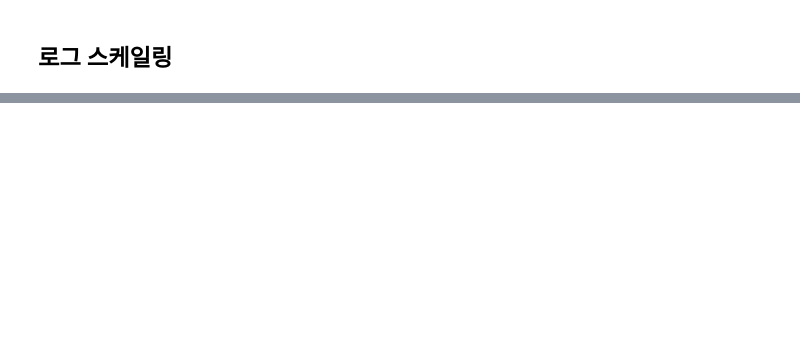
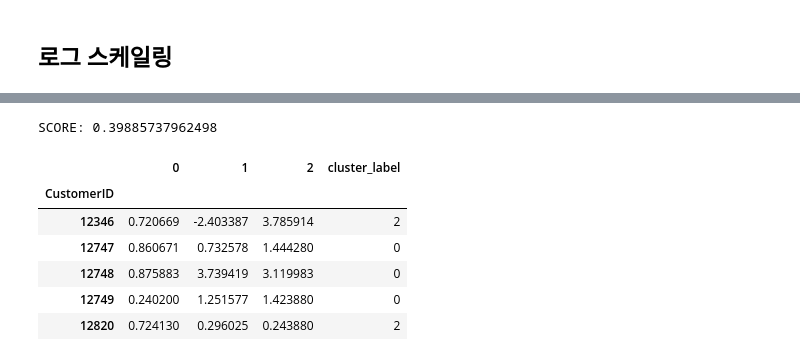
Before and after one commit to choisangh/STUDY, a Jupyter notebook: online_retail(KMeans).ipynb, the cells around one changed output, grey strips where cells are left out. Cells and saved outputs as stored; diff of their text form; code cells hidden in the pictures; blank space fills up the shorter version.

```diff
--- a/online_retail(KMeans).ipynb
+++ b/online_retail(KMeans).ipynb
@@ -393,0 +429,30 @@ SCORE: 0.3757022711668825
+# %%
+rdf2['R']=np.log1p(df2['R'])
+rdf2['F']=np.log1p(df2['F'])
+rdf2['M']=np.log1p(df2['M'])
+rfm_scaler = scaler.fit_transform(rdf2)
+temp=pd.DataFrame(data=rfm_scaler, index=rdf2.index)
+temp.head()
+
+
+pca = PCA(n_components=2, random_state=1234) # 주성분을 몇개로 할지 결정
+pca_X = pca.fit_transform(temp)
+
+model=KMeans(n_clusters=4, random_state=1234)
+model.fit(pca_X)
+pred = model.predict(pca_X) #cluster_label
+print(f"SCORE: {silhouette_score(pca_X, pred)}")
+
+df2['cluster_label']=pred
+# %% [output]
+SCORE: 0.39885737962498
+# %%
+temp.head()
+# %% [output]
+|  | 0 | 1 | 2 | cluster_label |
+| CustomerID |  |  |  |  |
+| 12346 | 0.720669 | -2.403387 | 3.785914 | 2 |
+| 12747 | 0.860671 | 0.732578 | 1.444280 | 0 |
+| 12748 | 0.875883 | 3.739419 | 3.119983 | 0 |
+| 12749 | 0.240200 | 1.251577 | 1.423880 | 0 |
+| 12820 | 0.724130 | 0.296025 | 0.243880 | 2 |
```
Also changed, not shown: parts of 9 cells of this notebook.
